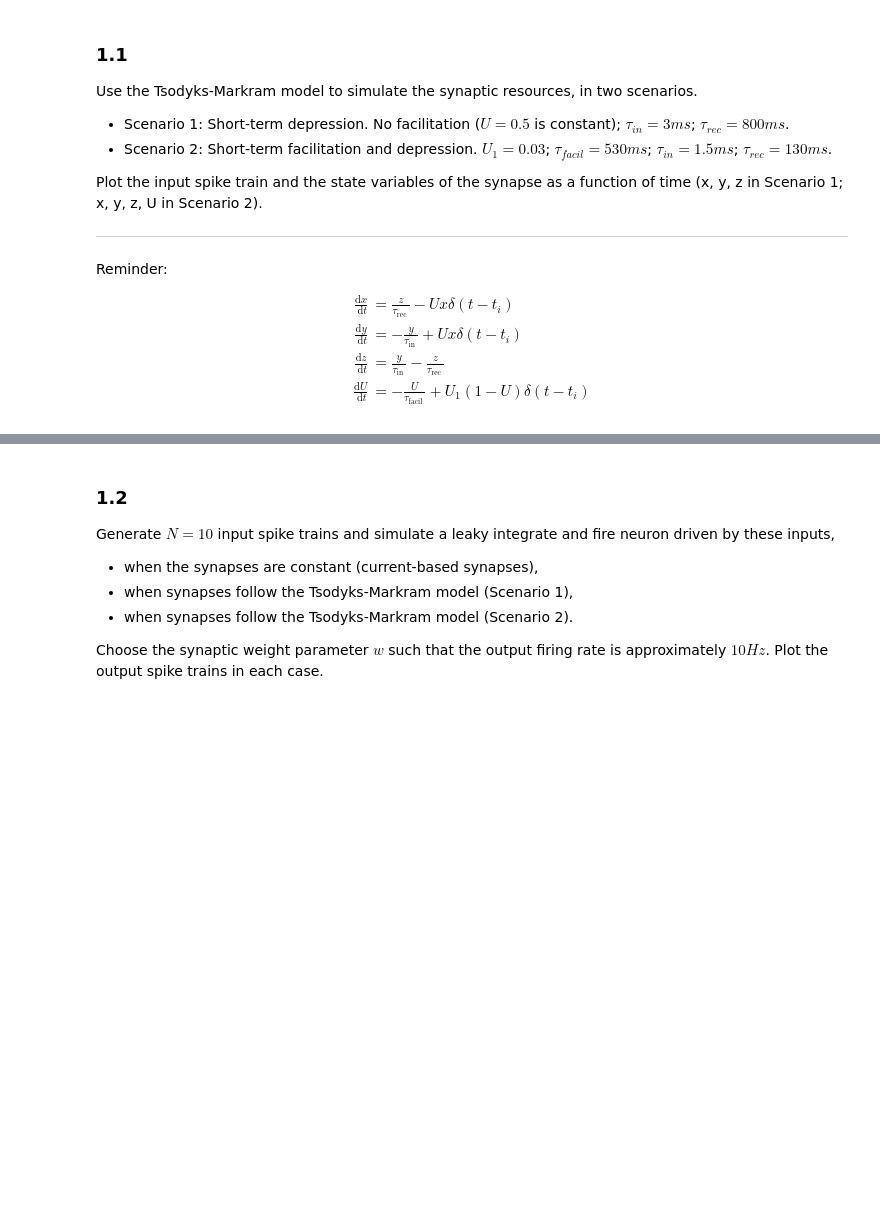
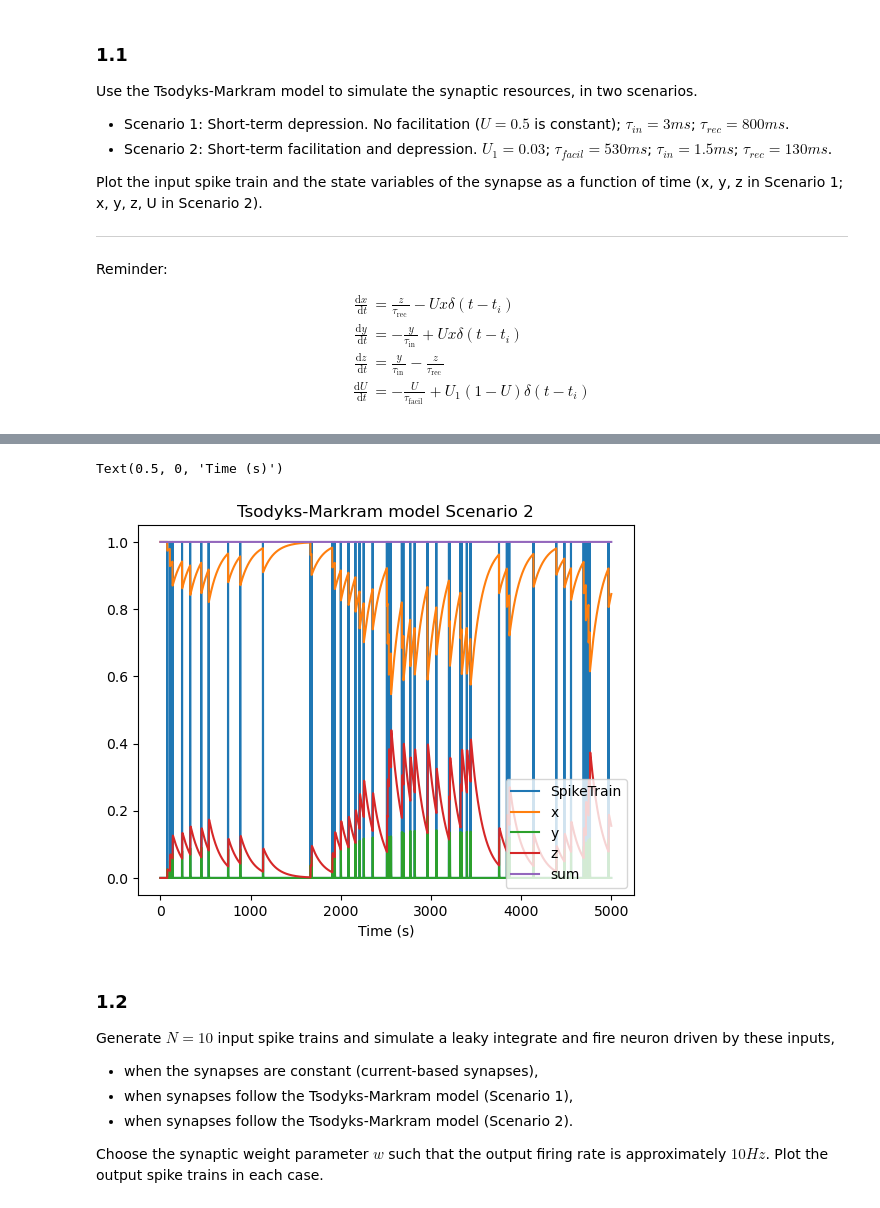
Before and after one commit to WillardFord/BIPN_164, a Jupyter notebook: BIPN164HW2_2023.ipynb, the cells around one changed output, grey strips where cells are left out. Cells and saved outputs as stored; diff of their text form; code cells hidden in the pictures; blank space fills up the shorter version.

```diff
--- a/BIPN164HW2_2023.ipynb
+++ b/BIPN164HW2_2023.ipynb
@@ -117,20 +120,45 @@ ySTP = np.zeros([N,T]) # active    synaptic resources for N neurons during nT ti
 zSTP = np.zeros([N,T]) # inactive  synaptic resources for N neurons during nT timesteps
 USTP = np.zeros([N,T]) # inactive  synaptic resources for N neurons during nT timesteps
 
-x[:,0] = ... # set the initial condition of x. remember that x + y + z = 1
+xSTP[:,0] = 1 # set the initial condition of x. remember that x + y + z = 1
+
+T_facil = 530
+T_in = 1.5
+T_rec = 130
+USTP[:,0] = 0.03
 
 for i in range(N):
     for t in range(T-1):
         # Use the equations and the matrix of presynaptic activity you computed in Q1.0 to update x, y, z, U
-        dx = ...
-        dy = ...
-        dz = ...
-        dU = ...
+        dx = zSTP[i,t]/T_rec - USTP[i,t]*xSTP[i,t]*spikes[t]
+        dy = -ySTP[i,t]/T_in + USTP[i,t]*xSTP[i,t]*spikes[t]
+        dz = ySTP[i,t]/T_in - zSTP[i,t]/T_rec
+        dU = -USTP[i,t]/T_facil + USTP[0,0]*(1-USTP[i,t])*spikes[t]
 
         xSTP[i, t+1] = xSTP[i,t] + dt * dx
         ySTP[i, t+1] = ySTP[i,t] + dt * dy
         zSTP[i, t+1] = zSTP[i,t] + dt * dz
         USTP[i, t+1] = USTP[i,t] + dt * dU
+# %%
+# all reshape is for visualization purposes
+x = xSTP.reshape(T,)
+y = ySTP.reshape(T,)
+z = zSTP.reshape(T,)
+sm = [x[i]+y[i]+z[i] for i in range(T)]
+time = range(T)
+
+# PLOT - TOGETHER AS IN BELOW SAMPLE CODE OR IN SUBPLOTS USING TEMPLATE FROM HW1
+plt.plot(time, spikes, label='SpikeTrain')
+plt.plot(time, x, label='x')
+plt.plot(time, y, label='y')
+plt.plot(time, z, label='z')
+plt.plot(time, sm, label="sum") # Sanity Check
+plt.legend(loc="lower right")
+plt.title('Tsodyks-Markram model Scenario 2')
+plt.xlabel("Time (s)")
+# %% [output]
+Text(0.5, 0, 'Time (s)')
+[figure, added]
 # %% [markdown]
 ### 1.2
 Generate $N=10$ input spike trains and simulate a leaky integrate and fire neuron driven by these inputs,
```
Also changed, not shown: parts of 1 cell of this notebook.
